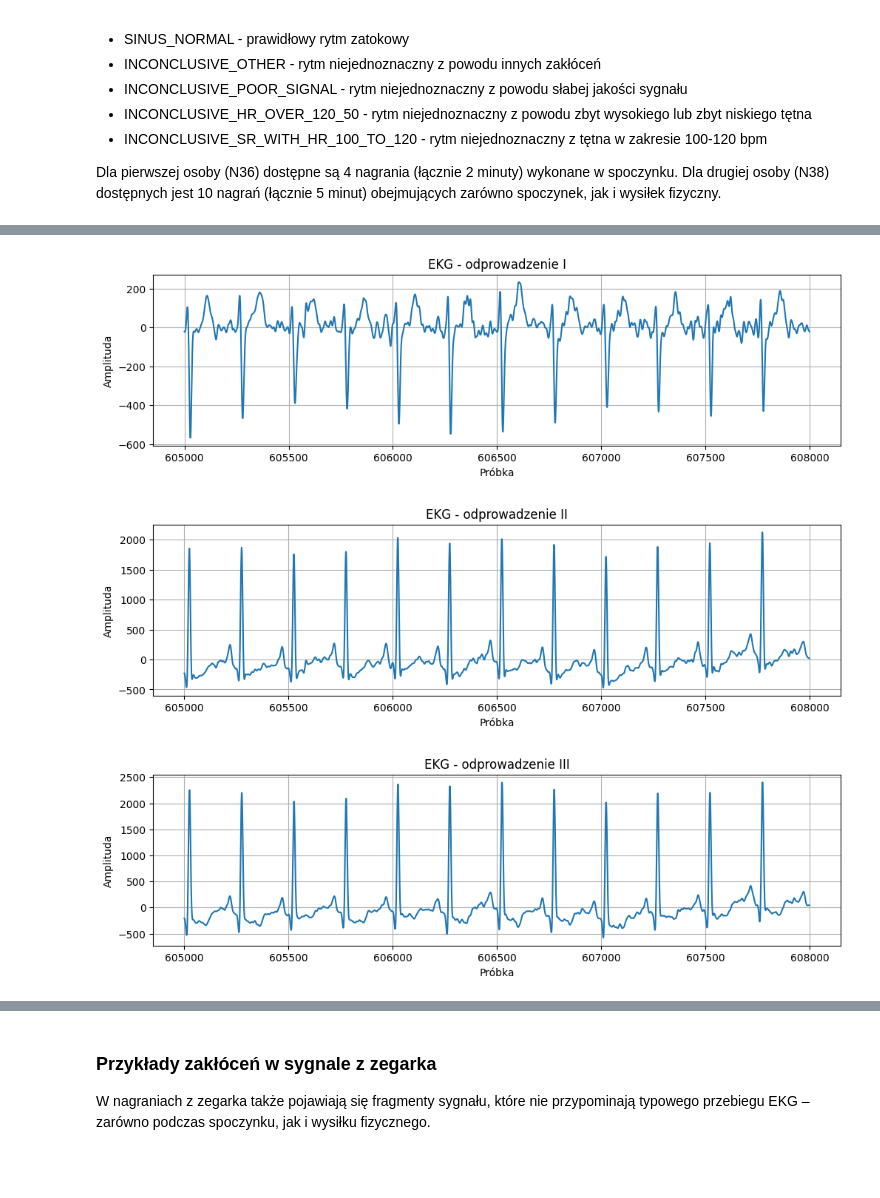
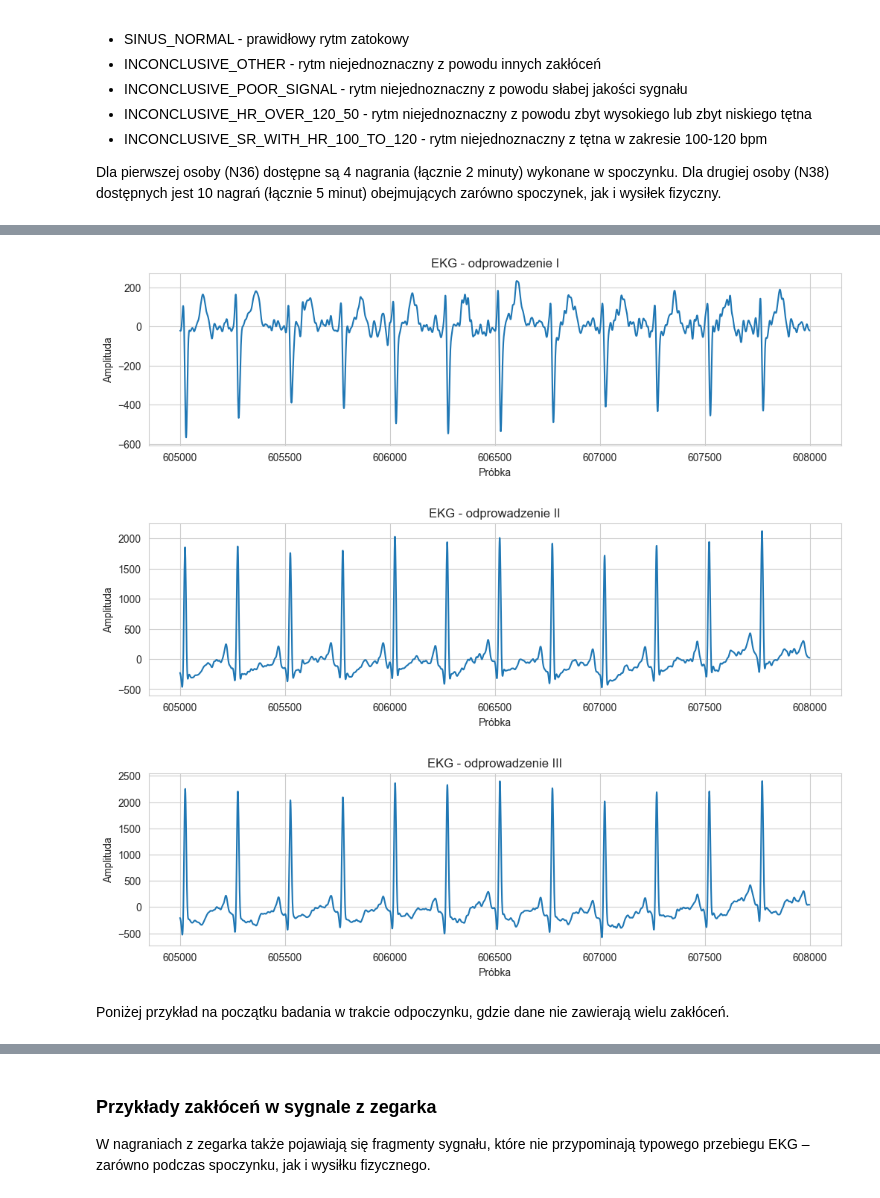
Before and after one commit to MichaelL200/Projekt-EKG, a Jupyter notebook: main.ipynb, the cells around one changed output, grey strips where cells are left out. Cells and saved outputs as stored; diff of their text form; code cells hidden in the pictures; blank space fills up the shorter version.

```diff
--- a/main.ipynb
+++ b/main.ipynb
@@ -175,6 +230,8 @@ plot_ekg(df, start = 412500, end = 419000, columns = ["I", "II", "III"])
 # %%
-plot_ekg(df, start = 605000, end = 608000, columns = ["I", "II", "III"])
+plot_ecg(df, start = 605000, end = 608000, columns = ["I", "II", "III"])
 # %% [output]
-[figure, old version]
+[figure, new version]
-[figure, old version]
+[figure, new version]
-[figure, old version]
+[figure, new version]
+# %% [markdown]
+Poniżej przykład na początku badania w trakcie odpoczynku, gdzie dane nie zawierają wielu zakłóceń.
```
Also changed, not shown: parts of 21 cells of this notebook.
